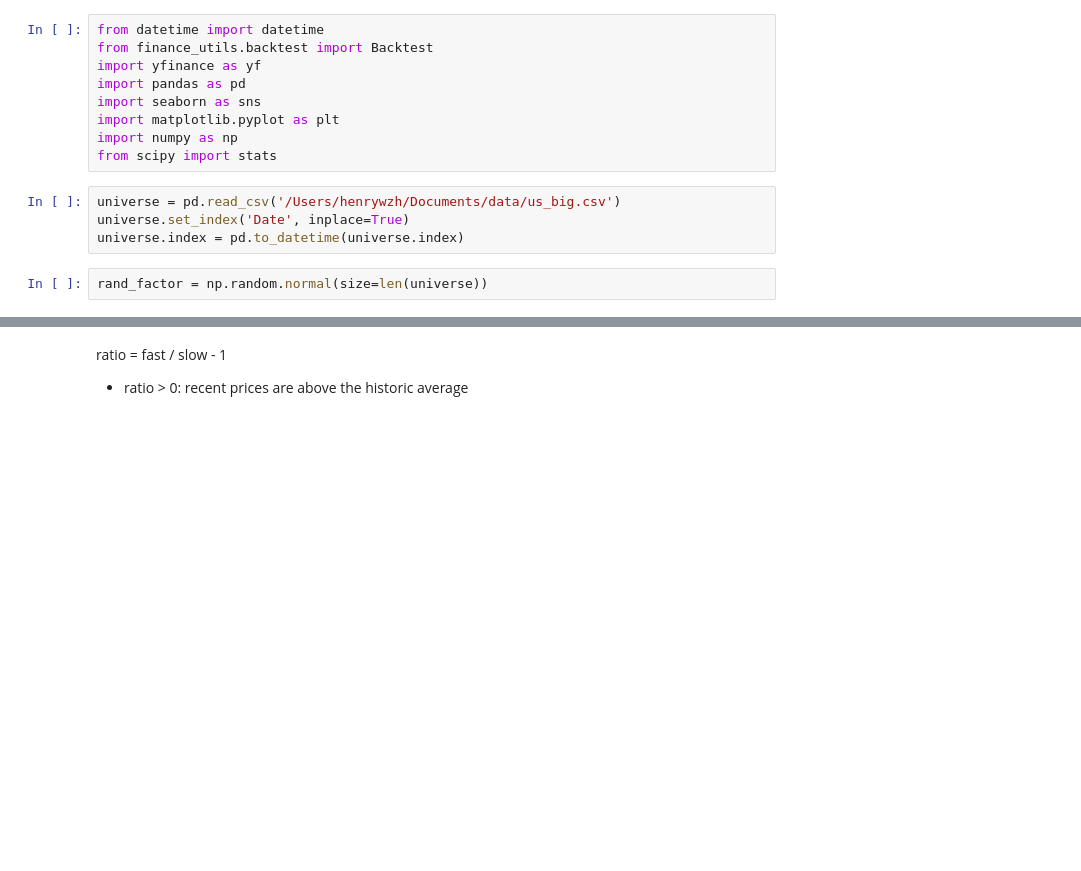
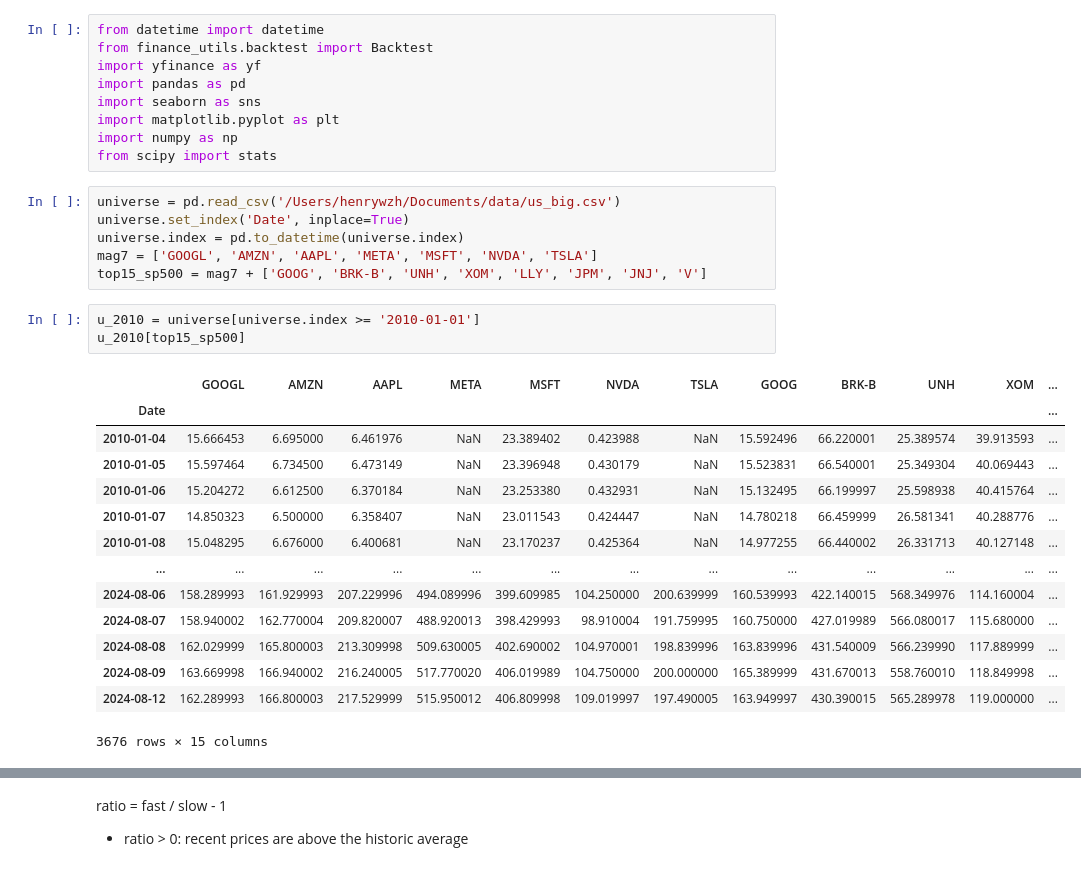
Before and after one commit to Henrywzh/right_time, a Jupyter notebook: self_research/ranking_model.ipynb, the cells around one changed output, grey strips where cells are left out. Saved outputs shown, nothing was run; the diff lists cells and outputs as text; blank space fills up the shorter version.

```diff
--- a/self_research/ranking_model.ipynb
+++ b/self_research/ranking_model.ipynb
@@ -11,6 +11,24 @@ from scipy import stats
 universe = pd.read_csv('/Users/henrywzh/Documents/data/us_big.csv')
 universe.set_index('Date', inplace=True)
 universe.index = pd.to_datetime(universe.index)
+mag7 = ['GOOGL', 'AMZN', 'AAPL', 'META', 'MSFT', 'NVDA', 'TSLA']
+top15_sp500 = mag7 + ['GOOG', 'BRK-B', 'UNH', 'XOM', 'LLY', 'JPM', 'JNJ', 'V']
 # %%
-rand_factor = np.random.normal(size=len(universe))
+u_2010 = universe[universe.index >= '2010-01-01']
+u_2010[top15_sp500]
+# %% [output]
+|  | GOOGL | AMZN | AAPL | META | MSFT | NVDA | TSLA | GOOG | BRK-B | UNH | XOM | ... |
+| Date |  |  |  |  |  |  |  |  |  |  |  | ... |
+| 2010-01-04 | 15.666453 | 6.695000 | 6.461976 | NaN | 23.389402 | 0.423988 | NaN | 15.592496 | 66.220001 | 25.389574 | 39.913593 | ... |
+| 2010-01-05 | 15.597464 | 6.734500 | 6.473149 | NaN | 23.396948 | 0.430179 | NaN | 15.523831 | 66.540001 | 25.349304 | 40.069443 | ... |
+| 2010-01-06 | 15.204272 | 6.612500 | 6.370184 | NaN | 23.253380 | 0.432931 | NaN | 15.132495 | 66.199997 | 25.598938 | 40.415764 | ... |
+| 2010-01-07 | 14.850323 | 6.500000 | 6.358407 | NaN | 23.011543 | 0.424447 | NaN | 14.780218 | 66.459999 | 26.581341 | 40.288776 | ... |
+| 2010-01-08 | 15.048295 | 6.676000 | 6.400681 | NaN | 23.170237 | 0.425364 | NaN | 14.977255 | 66.440002 | 26.331713 | 40.127148 | ... |
+| ... | ... | ... | ... | ... | ... | ... | ... | ... | ... | ... | ... | ... |
+| 2024-08-06 | 158.289993 | 161.929993 | 207.229996 | 494.089996 | 399.609985 | 104.250000 | 200.639999 | 160.539993 | 422.140015 | 568.349976 | 114.160004 | ... |
+| 2024-08-07 | 158.940002 | 162.770004 | 209.820007 | 488.920013 | 398.429993 | 98.910004 | 191.759995 | 160.750000 | 427.019989 | 566.080017 | 115.680000 | ... |
+| 2024-08-08 | 162.029999 | 165.800003 | 213.309998 | 509.630005 | 402.690002 | 104.970001 | 198.839996 | 163.839996 | 431.540009 | 566.239990 | 117.889999 | ... |
+| 2024-08-09 | 163.669998 | 166.940002 | 216.240005 | 517.770020 | 406.019989 | 104.750000 | 200.000000 | 165.389999 | 431.670013 | 558.760010 | 118.849998 | ... |
+| 2024-08-12 | 162.289993 | 166.800003 | 217.529999 | 515.950012 | 406.809998 | 109.019997 | 197.490005 | 163.949997 | 430.390015 | 565.289978 | 119.000000 | ... |
+3676 rows × 15 columns
 # %%
```
Also changed, not shown: parts of 6 cells of this notebook, 1 other file.
